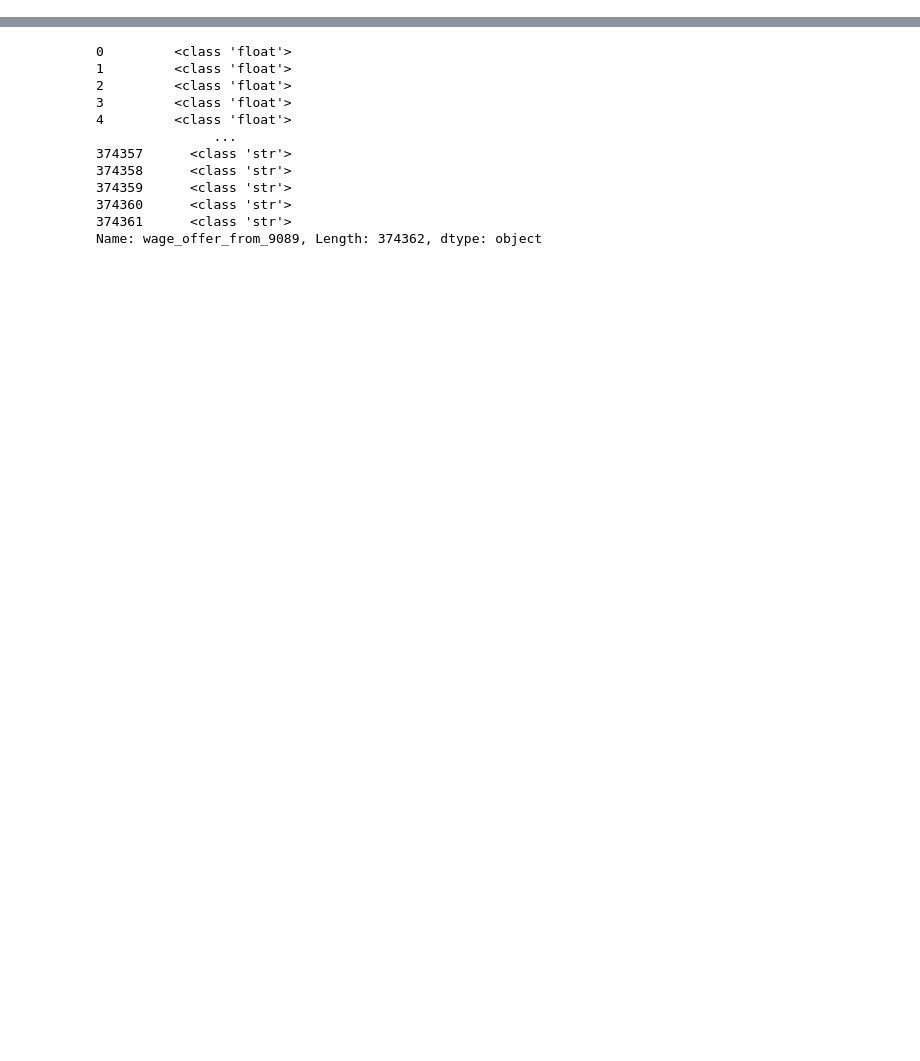
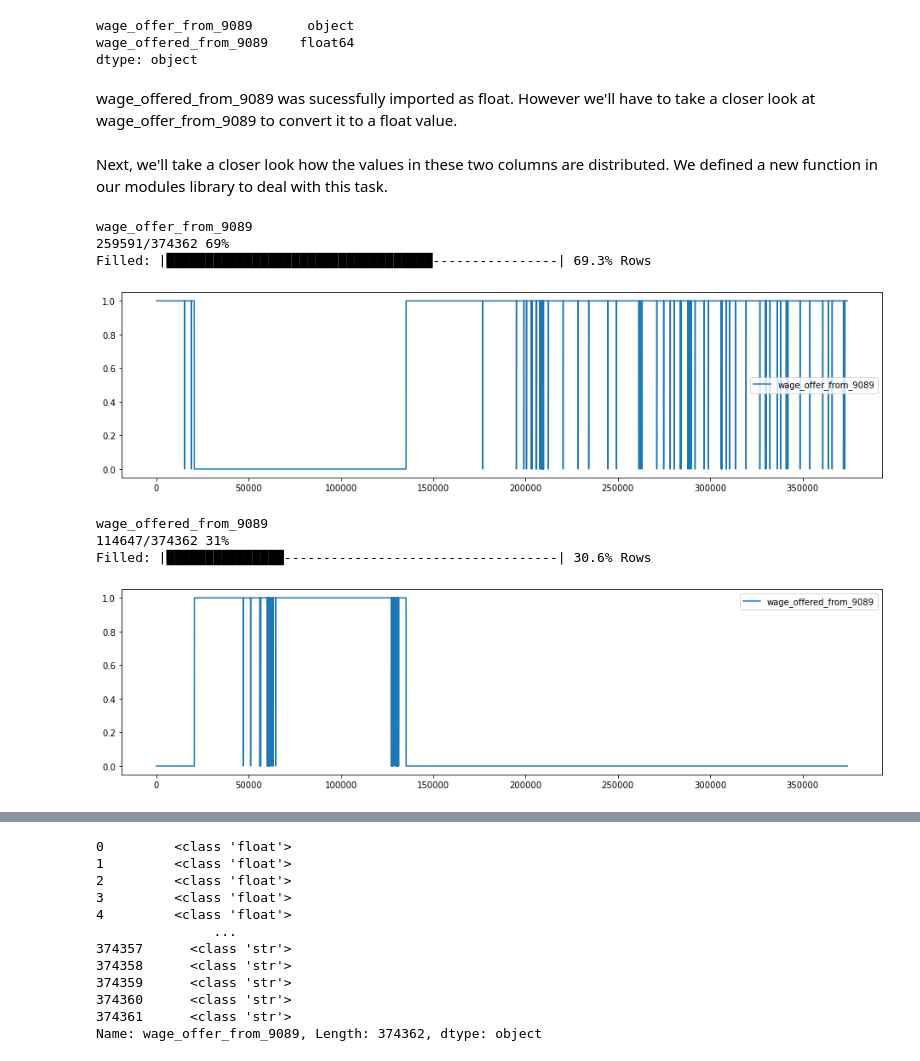
Before and after one commit to andy8001/python_visa, a Jupyter notebook: wage_clean.ipynb, the cells around one changed output, grey strips where cells are left out. Cells and saved outputs as stored; diff of their text form; code cells hidden in the pictures; blank space fills up the shorter version.

```diff
--- a/wage_clean.ipynb
+++ b/wage_clean.ipynb
@@ -0,0 +21,23 @@
+# %%
+visas_df.dtypes
+# %% [output]
+wage_offer_from_9089       object
+wage_offered_from_9089    float64
+dtype: object
+# %% [markdown]
+wage_offered_from_9089 was sucessfully imported as float.
+However we'll have to take a closer look at wage_offer_from_9089 to convert it to a float value.
+# %% [markdown]
+Next, we'll take a closer look how the values in these two columns are distributed.
+We defined a new function in our modules library to deal with this task.
+# %%
+modules.print_count_of_values_relation(visas_df, True, True)
+# %% [output]
+wage_offer_from_9089
+259591/374362 69%
+Filled: |██████████████████████████████████----------------| 69.3% Rows
+[figure, added]
+wage_offered_from_9089
+114647/374362 31%
+Filled: |███████████████-----------------------------------| 30.6% Rows
+[figure, added]
```
Also changed, not shown: parts of 46 cells of this notebook, 3 other files.
